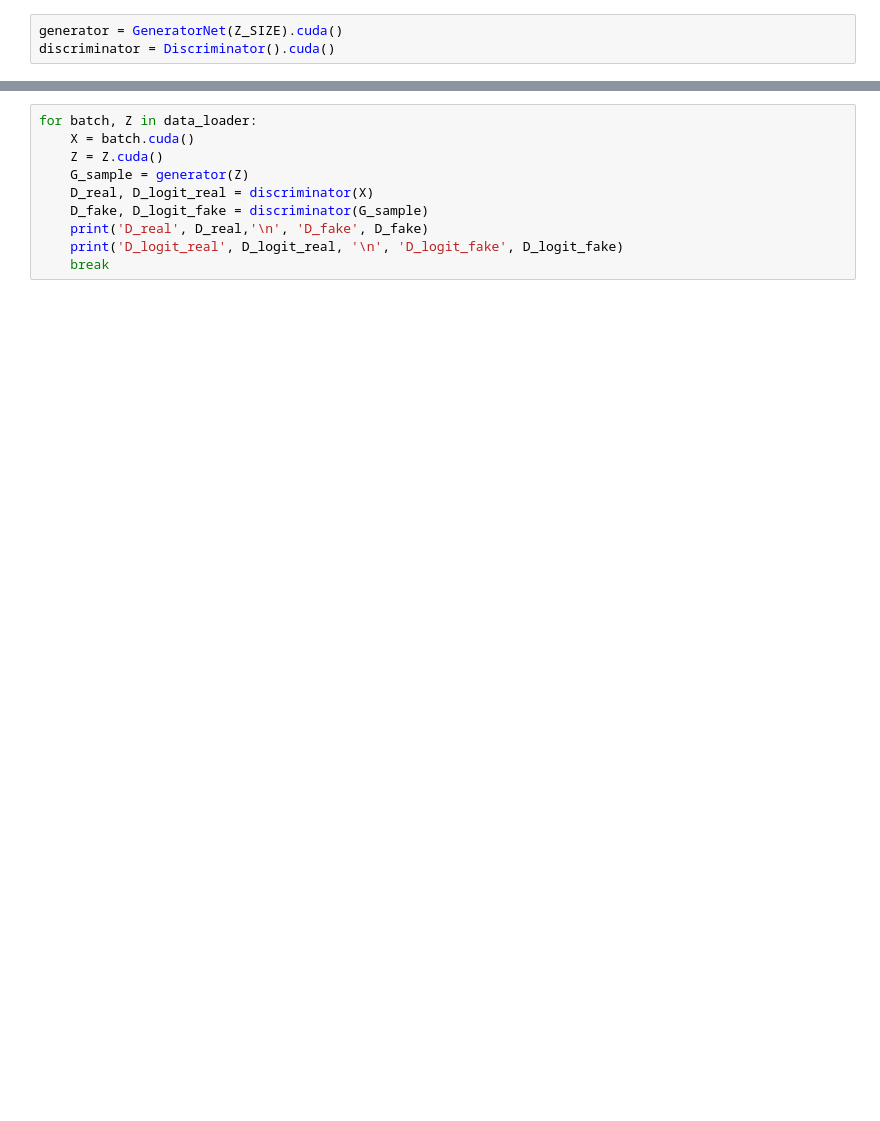
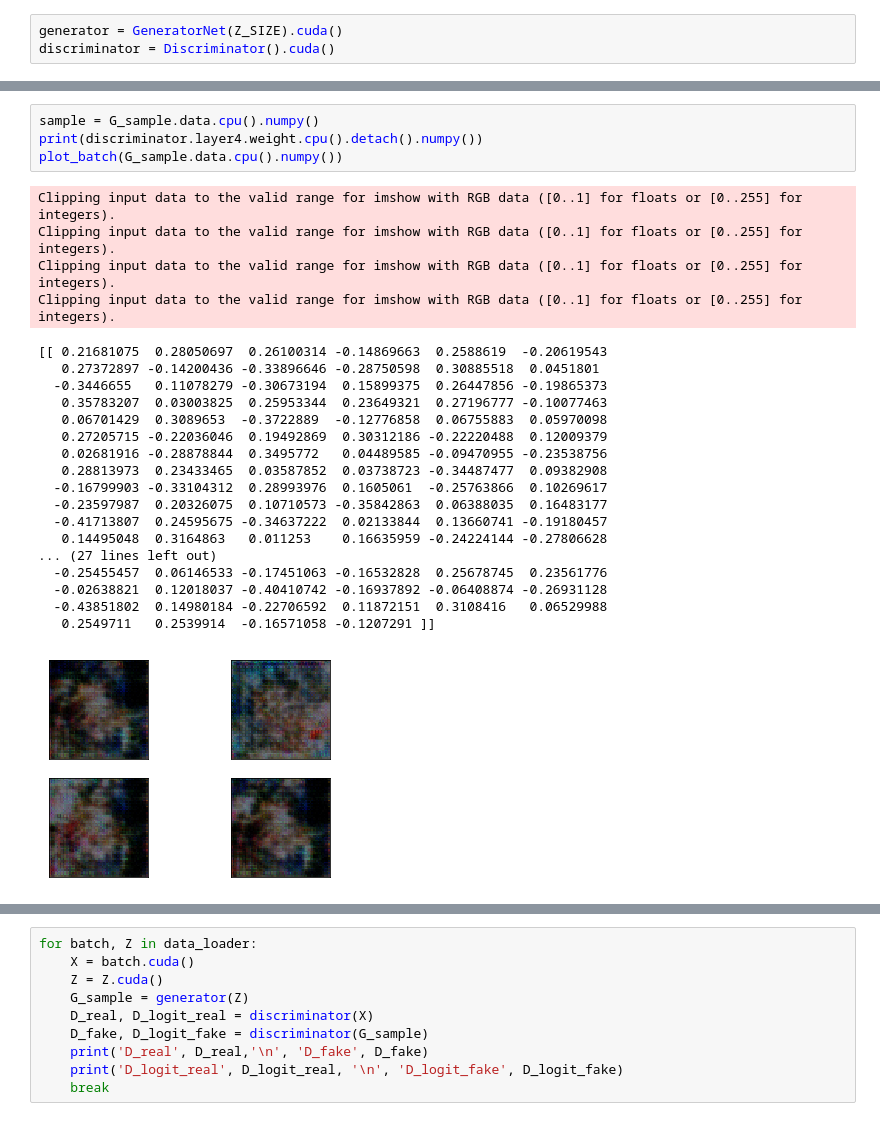
Before and after one commit to trifonova-n/inpainting, a Jupyter notebook: gan_training.ipynb, the cells around one changed output, grey strips where cells are left out. Saved outputs shown, nothing was run; the diff lists cells and outputs as text; blank space fills up the shorter version.

```diff
--- a/gan_training.ipynb
+++ b/gan_training.ipynb
@@ -37,3 +84,30 @@ plot_batch(G_sample.data.cpu().numpy())
+# %%
+sample = G_sample.data.cpu().numpy()
+print(discriminator.layer4.weight.cpu().detach().numpy())
+plot_batch(G_sample.data.cpu().numpy())
+# %% [output]
+Clipping input data to the valid range for imshow with RGB data ([0..1] for floats or [0..255] for integers).
+Clipping input data to the valid range for imshow with RGB data ([0..1] for floats or [0..255] for integers).
+Clipping input data to the valid range for imshow with RGB data ([0..1] for floats or [0..255] for integers).
+Clipping input data to the valid range for imshow with RGB data ([0..1] for floats or [0..255] for integers).
+[[ 0.21681075  0.28050697  0.26100314 -0.14869663  0.2588619  -0.20619543
+   0.27372897 -0.14200436 -0.33896646 -0.28750598  0.30885518  0.0451801
+  -0.3446655   0.11078279 -0.30673194  0.15899375  0.26447856 -0.19865373
+   0.35783207  0.03003825  0.25953344  0.23649321  0.27196777 -0.10077463
+   0.06701429  0.3089653  -0.3722889  -0.12776858  0.06755883  0.05970098
+   0.27205715 -0.22036046  0.19492869  0.30312186 -0.22220488  0.12009379
+   0.02681916 -0.28878844  0.3495772   0.04489585 -0.09470955 -0.23538756
+   0.28813973  0.23433465  0.03587852  0.03738723 -0.34487477  0.09382908
+  -0.16799903 -0.33104312  0.28993976  0.1605061  -0.25763866  0.10269617
+  -0.23597987  0.20326075  0.10710573 -0.35842863  0.06388035  0.16483177
+  -0.41713807  0.24595675 -0.34637222  0.02133844  0.13660741 -0.19180457
+   0.14495048  0.3164863   0.011253    0.16635959 -0.24224144 -0.27806628
+... (27 lines left out)
+  -0.25455457  0.06146533 -0.17451063 -0.16532828  0.25678745  0.23561776
+  -0.02638821  0.12018037 -0.40410742 -0.16937892 -0.06408874 -0.26931128
+  -0.43851802  0.14980184 -0.22706592  0.11872151  0.3108416   0.06529988
+   0.2549711   0.2539914  -0.16571058 -0.1207291 ]]
+[figure, added]
 # %%
 w = generator.layer3[0].weight.data.cpu().numpy()
 print(w)
```
Also changed, not shown: parts of 7 cells of this notebook, 3 other files.
